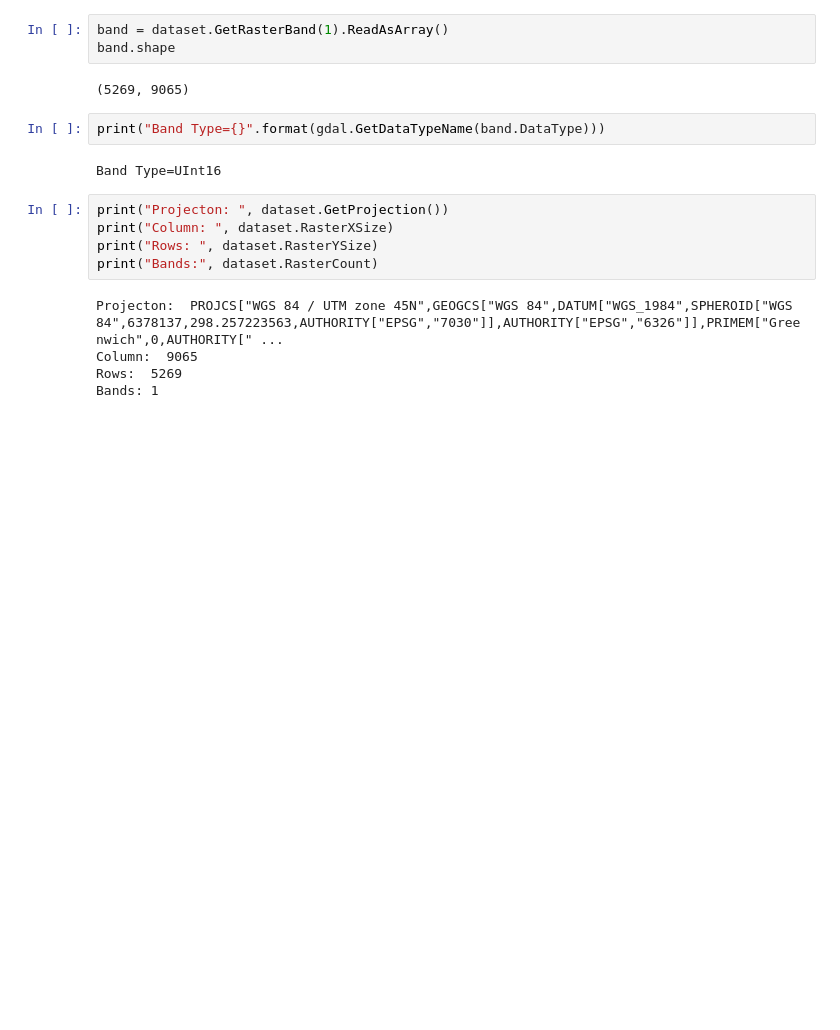
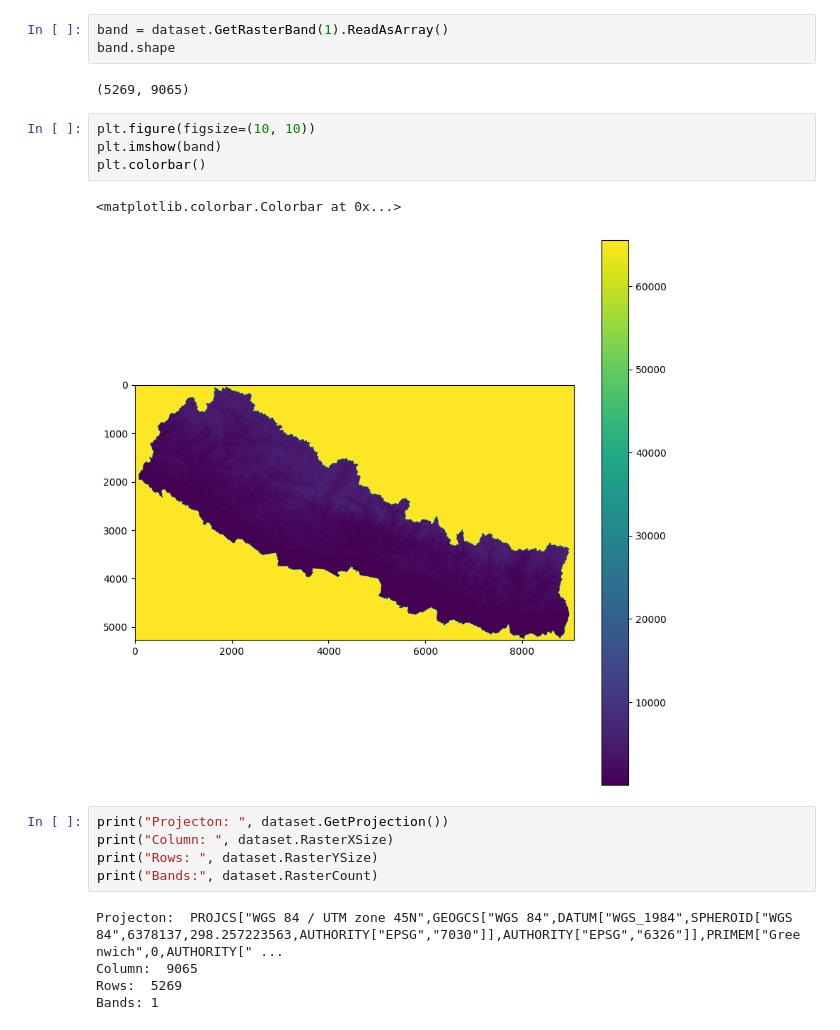
Before and after one commit to saagar-rana/gdalTry, a Jupyter notebook: first.ipynb, the cells around one changed output. Drawn from its saved outputs; the diff is of its cells as text; blank space fills up the shorter version.

```diff
--- a/first.ipynb
+++ b/first.ipynb
@@ -11,10 +13,13 @@ band = dataset.GetRasterBand(1).ReadAsArray()
 band.shape
 # %% [output]
 (5269, 9065)
-# %%
-print("Band Type={}".format(gdal.GetDataTypeName(band.DataType)))
-# %% [output]
-Band Type=UInt16
+# %%
+plt.figure(figsize=(10, 10))
+plt.imshow(band)
+plt.colorbar()
+# %% [output]
+<matplotlib.colorbar.Colorbar at 0x...>
+[figure, added]
 # %%
 print("Projecton: ", dataset.GetProjection())
 print("Column: ", dataset.RasterXSize)
```
Also changed, not shown: parts of 9 cells of this notebook, 1 other file.
